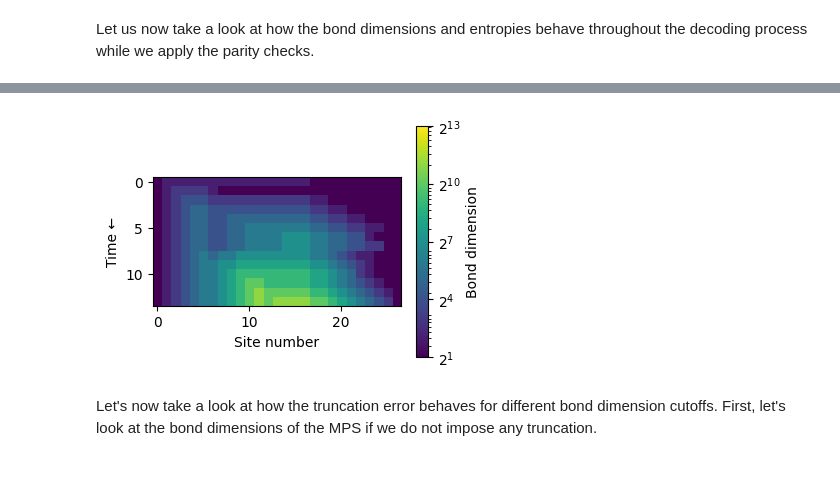
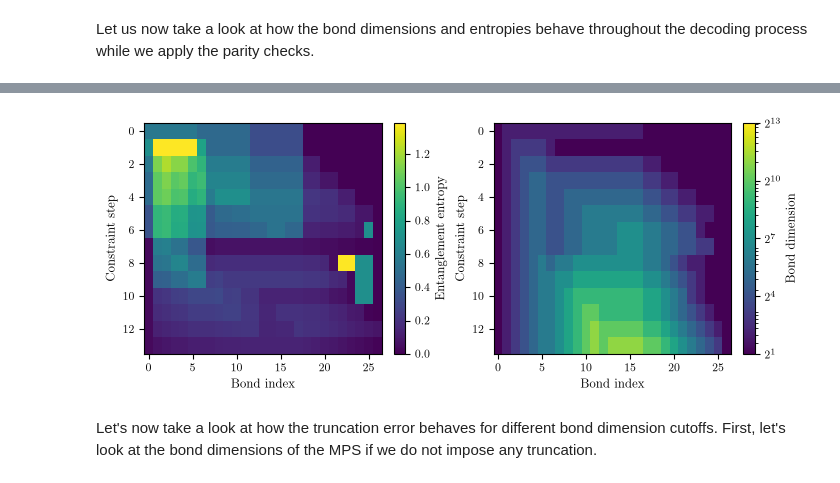
Before and after one commit to quicophy/mdopt, a Jupyter notebook: docs/source/notebooks/quantum_surface.ipynb, the cells around one changed output, grey strips where cells are left out. Cells and saved outputs as stored; diff of their text form; code cells hidden in the pictures.

```diff
--- a/docs/source/notebooks/quantum_surface.ipynb
+++ b/docs/source/notebooks/quantum_surface.ipynb
@@ -187,7 +193,7 @@ for i in [0, 1]:
         error_mps,
         logicals_sites[i],
         logicals_tensors,
-        chi_max=1e4,
+        chi_max=256 if FAST else 1e4,
         cut=0,
         renormalise=renormalise,
         strategy="Optimised",
@@ -202,7 +208,7 @@ for i in [0, 1]:
         error_mps,
         constraint_sites[i],
         constraints_tensors,
-        chi_max=1e4,
+        chi_max=256 if FAST else 1e4,
         cut=0,
         renormalise=renormalise,
         strategy="Optimised",
@@ -224,13 +221,33 @@ plt.show()
-# %%
-plt.figure(figsize=(4, 3))
-plt.imshow(bond_dims, cmap="viridis", norm=LogNorm(vmin=2**1, vmax=2**13))
-cbar = plt.colorbar(
-    label="Bond dimension",
-    format=FuncFormatter(lambda x, pos: f"$2^{{{int(np.log2(x))}}}$"),
-    ticks=[2**i for i in range(1, 14, 3)],
-)
-plt.ylabel("Time ←")
-plt.xlabel("Site number")
-plt.show()
-# %% [output]
-[figure, removed]
+# %%
+import matplotlib as mpl
+from matplotlib.colors import LogNorm
+from matplotlib.ticker import FuncFormatter
+
+mpl.rcParams.update({
+    "text.usetex": True, "font.family": "serif", "font.size": 9,
+    "axes.labelsize": 9, "legend.fontsize": 7,
+    "xtick.labelsize": 8, "ytick.labelsize": 8,
+})
+
+fig, axes = plt.subplots(1, 2, figsize=(7, 2.8), constrained_layout=True)
+
+im0 = axes[0].imshow(entropies, cmap="viridis", aspect="auto")
+fig.colorbar(im0, ax=axes[0], label="Entanglement entropy")
+axes[0].set_xlabel("Bond index")
+axes[0].set_ylabel("Constraint step")
+
+vmin_bd, vmax_bd = 2**1, 2**13
+im1 = axes[1].imshow(bond_dims, cmap="viridis", norm=LogNorm(vmin=vmin_bd, vmax=vmax_bd), aspect="auto")
+fig.colorbar(
+    im1, ax=axes[1],
+    format=FuncFormatter(lambda x, pos: rf"$2^{{{int(round(np.log2(max(x, 1))))}}}$"),
+    ticks=[2**i for i in range(1, 14, 3)],
+    label="Bond dimension",
+)
+axes[1].set_xlabel("Bond index")
+axes[1].set_ylabel("Constraint step")
+
+fig.savefig(figure("surface-heatmaps.pdf"), dpi=300, bbox_inches="tight")
+plt.show()
+# %% [output]
+[figure, added]
```
Also changed, not shown: parts of 24 cells of this notebook, 10 other files.
